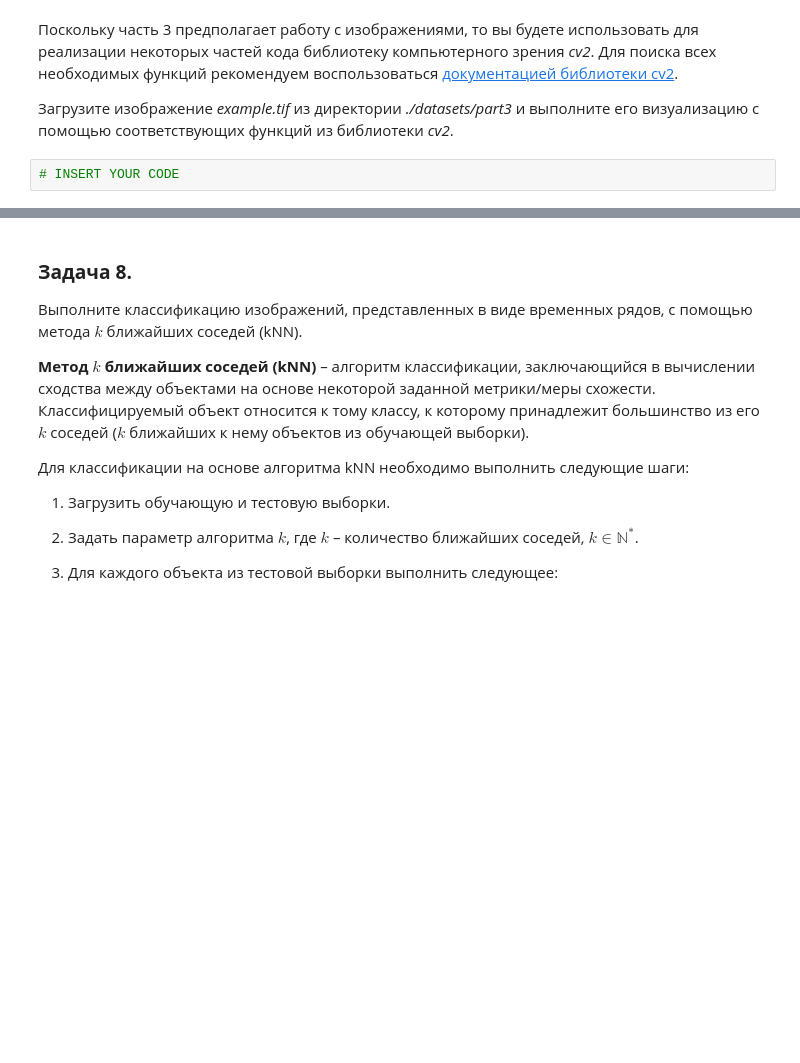
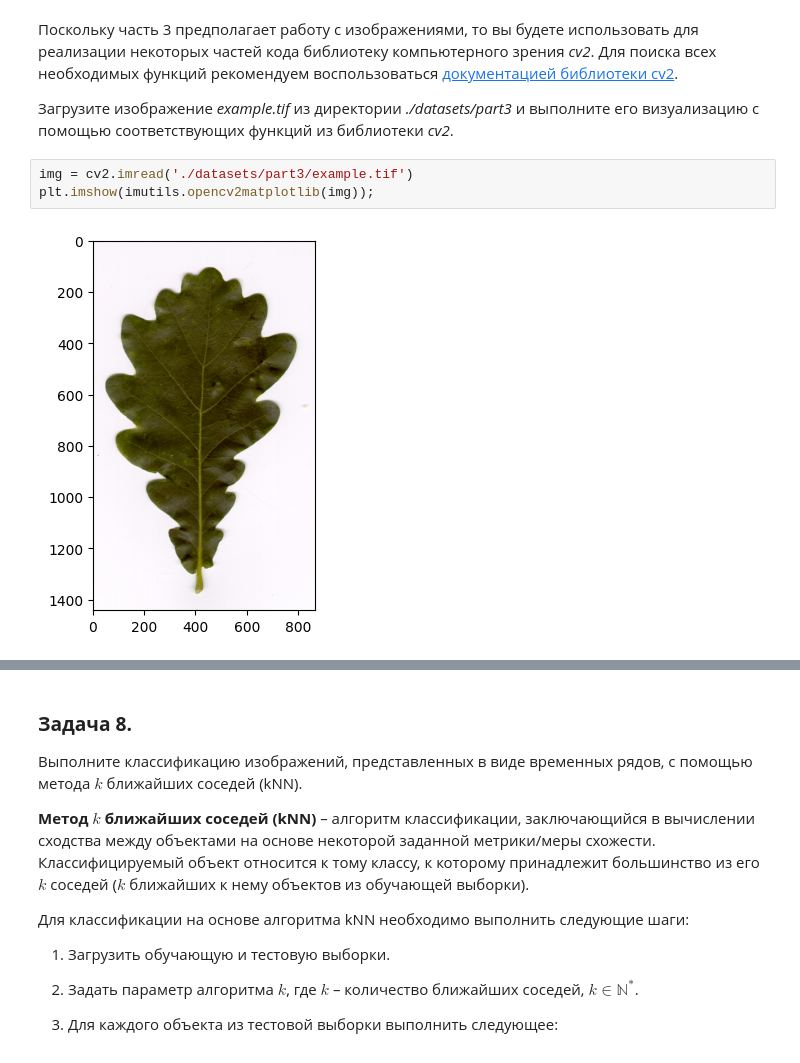
Before and after one commit to foghpp/2024-Ushakov-TimeSeriesCourse, a Jupyter notebook: practice/01 Basics/01 Basics.ipynb, the cells around one changed output, grey strips where cells are left out. Saved outputs shown, nothing was run; the diff lists cells and outputs as text; blank space fills up the shorter version.

Commit message:
01 Basics part 3

```diff
--- a/practice/01 Basics/01 Basics.ipynb
+++ b/practice/01 Basics/01 Basics.ipynb
@@ -366,8 +366,11 @@ T = \{t_i\}_{i=1}^K,\;где \; t_i = dist(O, P_i), \; P_i \in P.
 Поскольку часть 3 предполагает работу с изображениями, то вы будете использовать для реализации некоторых частей кода библиотеку компьютерного зрения *cv2*. Для поиска всех необходимых функций рекомендуем воспользоваться [документацией библиотеки cv2](https://docs.opencv.org/4.x/d6/d00/tutorial_py_root.html).
 
 Загрузите изображение *example.tif* из директории *./datasets/part3* и выполните его визуализацию с помощью соответствующих функций из библиотеки *cv2*.
-# %%
-# INSERT YOUR CODE
+# %%
+img = cv2.imread('./datasets/part3/example.tif')
+plt.imshow(imutils.opencv2matplotlib(img));
+# %% [output]
+[figure, added]
 # %% [markdown]
 За конвертацию изображения во временной ряд с помощью описанного выше метода отвечает функция `image2ts()` из модуля *image_converter.py*. Прежде чем исходное изображение будет преобразовано во временной ряд, сначала оно должно пройти этап предварительной обработки. Предварительная обработка включает в себя следующие шаги:
 
```
Also changed, not shown: parts of 13 cells of this notebook, 2 other files.
